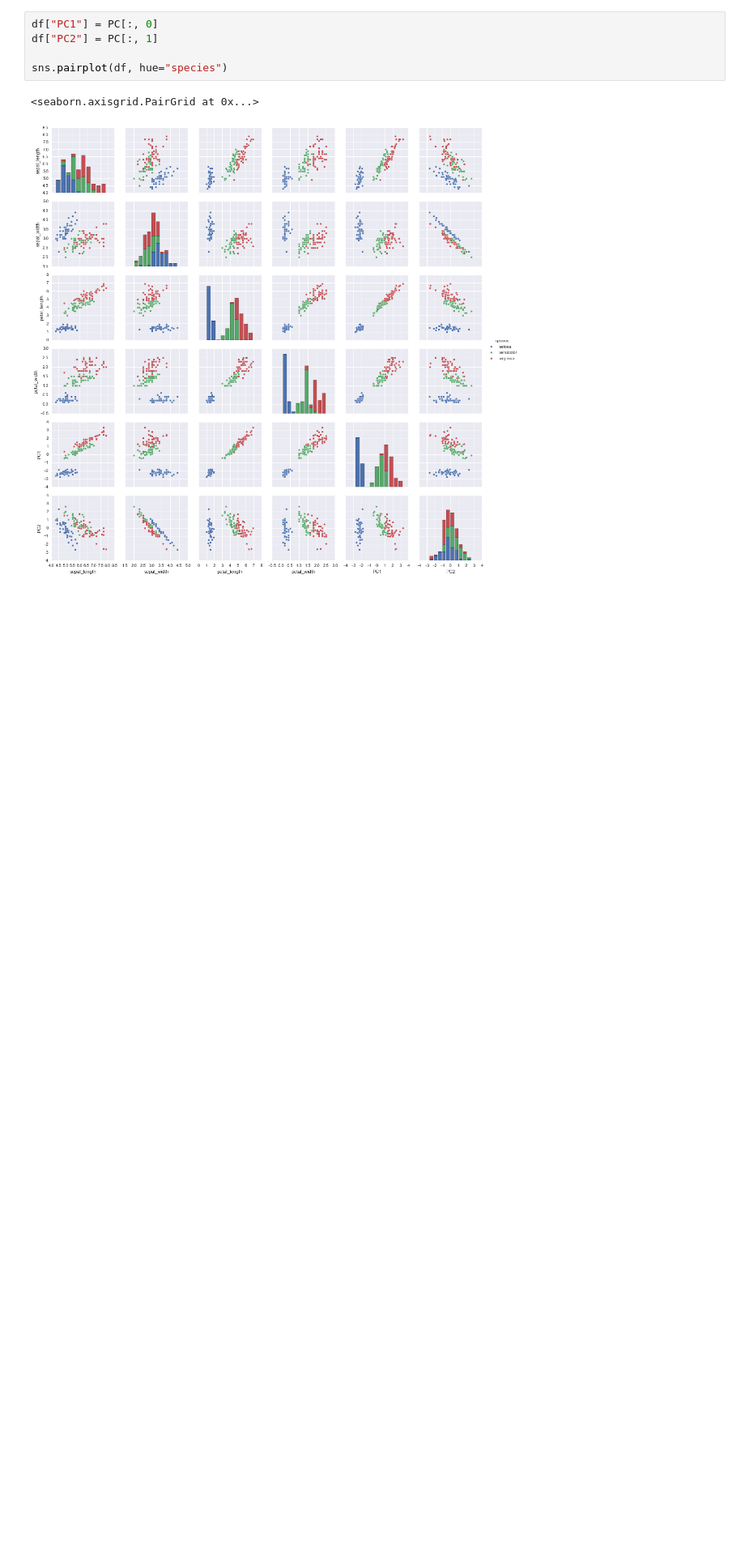
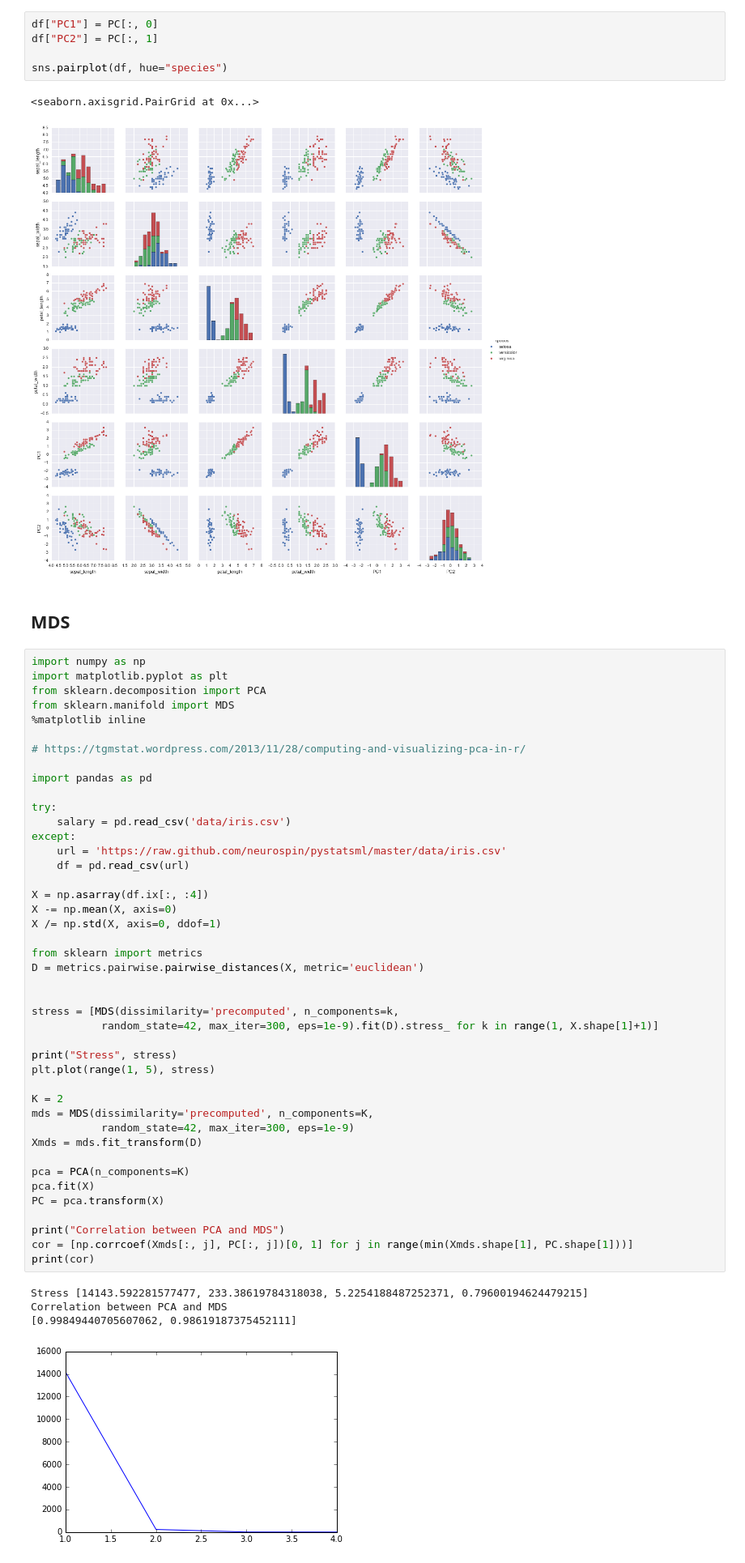
Before and after one commit to neurospin/pystatsml, a Jupyter notebook: notebooks/ml_dimensionality_reduction_exo.ipynb, the cells around one changed output. Shown: that part at 81% size. Saved outputs shown, nothing was run; the diff lists cells and outputs as text; blank space fills up the shorter version.

```diff
--- a/notebooks/ml_dimensionality_reduction_exo.ipynb
+++ b/notebooks/ml_dimensionality_reduction_exo.ipynb
@@ -178,3 +178,53 @@ sns.pairplot(df, hue="species")
 # %% [output]
 <seaborn.axisgrid.PairGrid at 0x...>
 [figure]
+# %% [markdown]
+## MDS
+# %%
+import numpy as np
+import matplotlib.pyplot as plt
+from sklearn.decomposition import PCA
+from sklearn.manifold import MDS
+%matplotlib inline
+
+# https://tgmstat.wordpress.com/2013/11/28/computing-and-visualizing-pca-in-r/
+
+import pandas as pd
+
+try:
+    salary = pd.read_csv('data/iris.csv')
+except:
+    url = 'https://raw.github.com/neurospin/pystatsml/master/data/iris.csv'
+    df = pd.read_csv(url)
+
+X = np.asarray(df.ix[:, :4])
+X -= np.mean(X, axis=0)
+X /= np.std(X, axis=0, ddof=1)
+
+from sklearn import metrics
+D = metrics.pairwise.pairwise_distances(X, metric='euclidean')
+
+
+stress = [MDS(dissimilarity='precomputed', n_components=k,
+           random_state=42, max_iter=300, eps=1e-9).fit(D).stress_ for k in range(1, X.shape[1]+1)]
+
+print("Stress", stress)
+plt.plot(range(1, 5), stress)
+
+K = 2
+mds = MDS(dissimilarity='precomputed', n_components=K,
+           random_state=42, max_iter=300, eps=1e-9)
+Xmds = mds.fit_transform(D)
+
+pca = PCA(n_components=K)
+pca.fit(X)
+PC = pca.transform(X)
+
+print("Correlation between PCA and MDS")
+cor = [np.corrcoef(Xmds[:, j], PC[:, j])[0, 1] for j in range(min(Xmds.shape[1], PC.shape[1]))]
+print(cor)
+# %% [output]
+Stress [14143.592281577477, 233.38619784318038, 5.2254188487252371, 0.79600194624479215]
+Correlation between PCA and MDS
+[0.99849440705607062, 0.98619187375452111]
+[figure, added]
```
Also changed, not shown: 2 other files.
